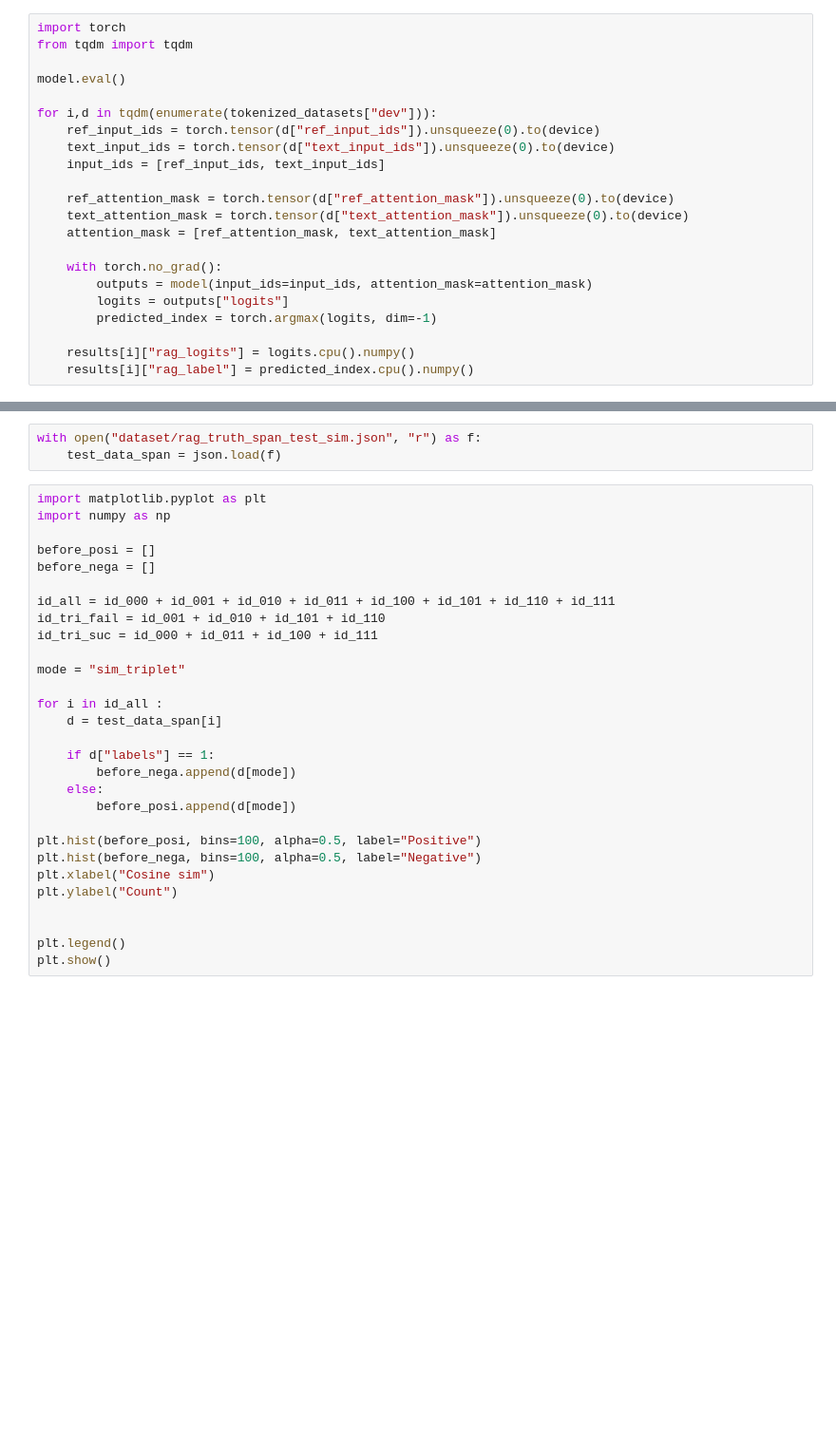
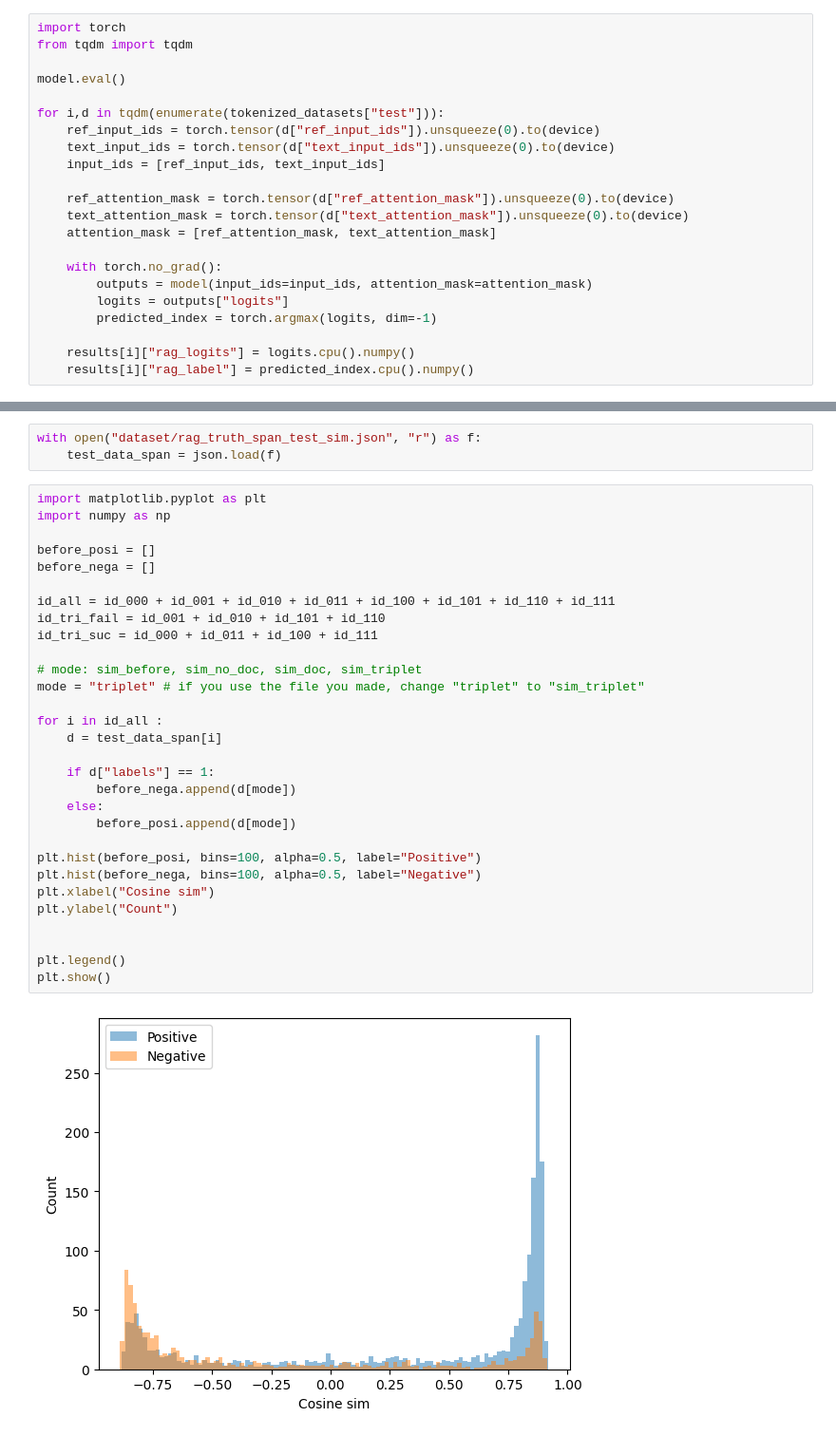
Before and after one commit to miyu-y/nlp2025, a Jupyter notebook: check_improve_rob.ipynb, the cells around one changed output, grey strips where cells are left out. Shown: that part at 95% size. Drawn from its saved outputs; the diff is of its cells as text; blank space fills up the shorter version.

```diff
--- a/check_improve_rob.ipynb
+++ b/check_improve_rob.ipynb
@@ -154,7 +141,7 @@ from tqdm import tqdm
 
 model.eval()
 
-for i,d in tqdm(enumerate(tokenized_datasets["dev"])):
+for i,d in tqdm(enumerate(tokenized_datasets["test"])):
     ref_input_ids = torch.tensor(d["ref_input_ids"]).unsqueeze(0).to(device)
     text_input_ids = torch.tensor(d["text_input_ids"]).unsqueeze(0).to(device)
     input_ids = [ref_input_ids, text_input_ids]
@@ -812,29 +783,32 @@ with open("dataset/rag_truth_span_test_sim.json", "r") as f:
 # %%
 import matplotlib.pyplot as plt
 import numpy as np
 
 before_posi = []
 before_nega = []
 
 id_all = id_000 + id_001 + id_010 + id_011 + id_100 + id_101 + id_110 + id_111
 id_tri_fail = id_001 + id_010 + id_101 + id_110
 id_tri_suc = id_000 + id_011 + id_100 + id_111
 
-mode = "sim_triplet"
+# mode: sim_before, sim_no_doc, sim_doc, sim_triplet
+mode = "triplet" # if you use the file you made, change "triplet" to "sim_triplet"
 
 for i in id_all :
     d = test_data_span[i]
 
     if d["labels"] == 1:
         before_nega.append(d[mode])
     else:
         before_posi.append(d[mode])
 
 plt.hist(before_posi, bins=100, alpha=0.5, label="Positive")
 plt.hist(before_nega, bins=100, alpha=0.5, label="Negative")
 plt.xlabel("Cosine sim")
 plt.ylabel("Count")
 
 
 plt.legend()
 plt.show()
+# %% [output]
+[figure, added]
```
Also changed, not shown: parts of 12 cells of this notebook, 4 other files.
